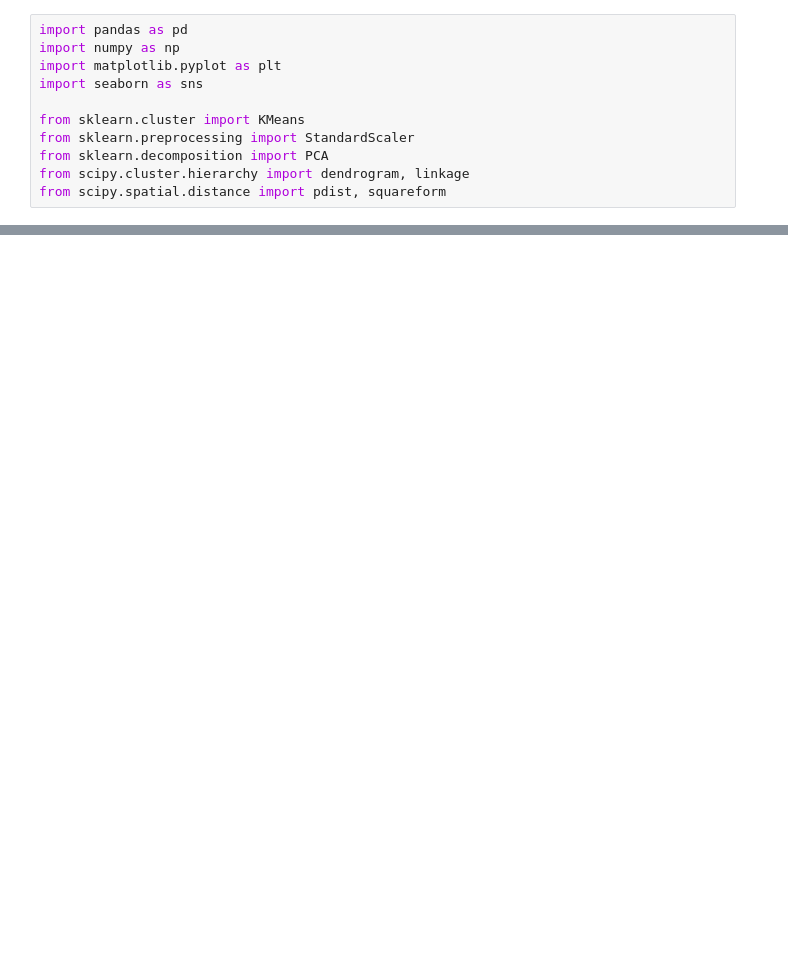
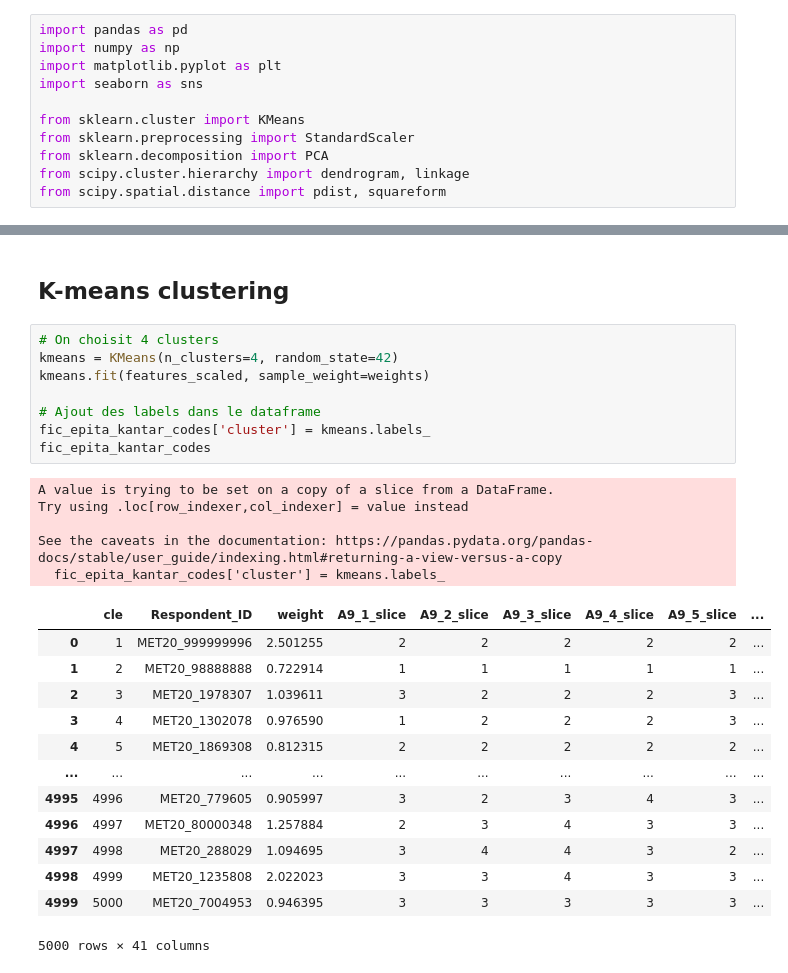
Before and after one commit to Echidori/kantar-tp, a Jupyter notebook: clustering_orange.ipynb, the cells around one changed output, grey strips where cells are left out. Cells and saved outputs as stored; diff of their text form; blank space fills up the shorter version.

Commit message:
feat: clustering kmeans

```diff
--- a/clustering_orange.ipynb
+++ b/clustering_orange.ipynb
@@ -73,0 +142,29 @@ plt.show()
+# %% [markdown]
+## K-means clustering
+# %%
+# On choisit 4 clusters
+kmeans = KMeans(n_clusters=4, random_state=42)
+kmeans.fit(features_scaled, sample_weight=weights)
+
+# Ajout des labels dans le dataframe
+fic_epita_kantar_codes['cluster'] = kmeans.labels_
+fic_epita_kantar_codes
+# %% [output]
+A value is trying to be set on a copy of a slice from a DataFrame.
+Try using .loc[row_indexer,col_indexer] = value instead
+
+See the caveats in the documentation: https://pandas.pydata.org/pandas-docs/stable/user_guide/indexing.html#returning-a-view-versus-a-copy
+  fic_epita_kantar_codes['cluster'] = kmeans.labels_
+|  | cle | Respondent_ID | weight | A9_1_slice | A9_2_slice | A9_3_slice | A9_4_slice | A9_5_slice | ... |
+| 0 | 1 | MET20_999999996 | 2.501255 | 2 | 2 | 2 | 2 | 2 | ... |
+| 1 | 2 | MET20_98888888 | 0.722914 | 1 | 1 | 1 | 1 | 1 | ... |
+| 2 | 3 | MET20_1978307 | 1.039611 | 3 | 2 | 2 | 2 | 3 | ... |
+| 3 | 4 | MET20_1302078 | 0.976590 | 1 | 2 | 2 | 2 | 3 | ... |
+| 4 | 5 | MET20_1869308 | 0.812315 | 2 | 2 | 2 | 2 | 2 | ... |
+| ... | ... | ... | ... | ... | ... | ... | ... | ... | ... |
+| 4995 | 4996 | MET20_779605 | 0.905997 | 3 | 2 | 3 | 4 | 3 | ... |
+| 4996 | 4997 | MET20_80000348 | 1.257884 | 2 | 3 | 4 | 3 | 3 | ... |
+| 4997 | 4998 | MET20_288029 | 1.094695 | 3 | 4 | 4 | 3 | 2 | ... |
+| 4998 | 4999 | MET20_1235808 | 2.022023 | 3 | 3 | 4 | 3 | 3 | ... |
+| 4999 | 5000 | MET20_7004953 | 0.946395 | 3 | 3 | 3 | 3 | 3 | ... |
+5000 rows × 41 columns
```
Also changed, not shown: parts of 19 cells of this notebook, 1 other file.
